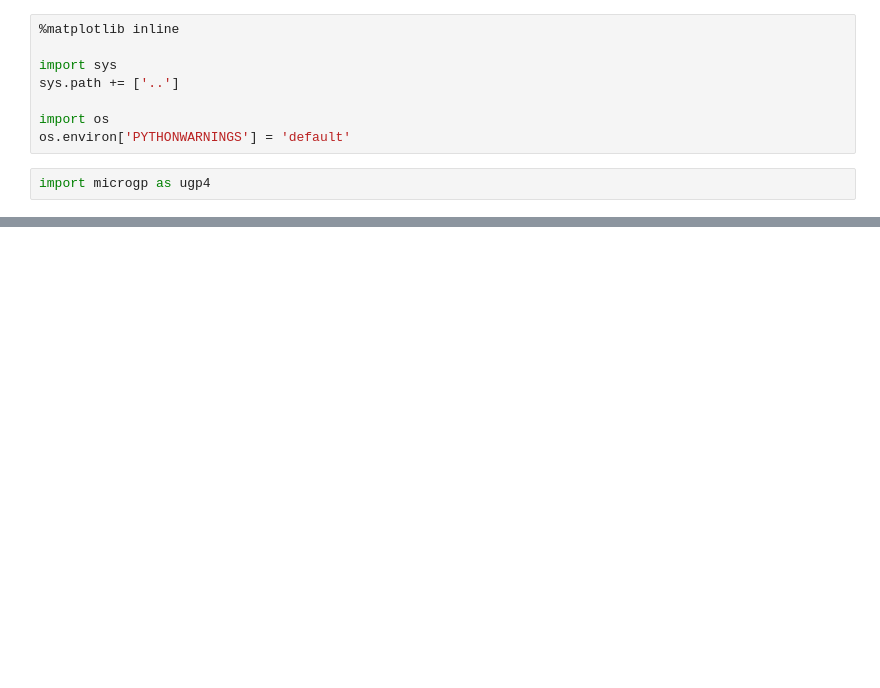
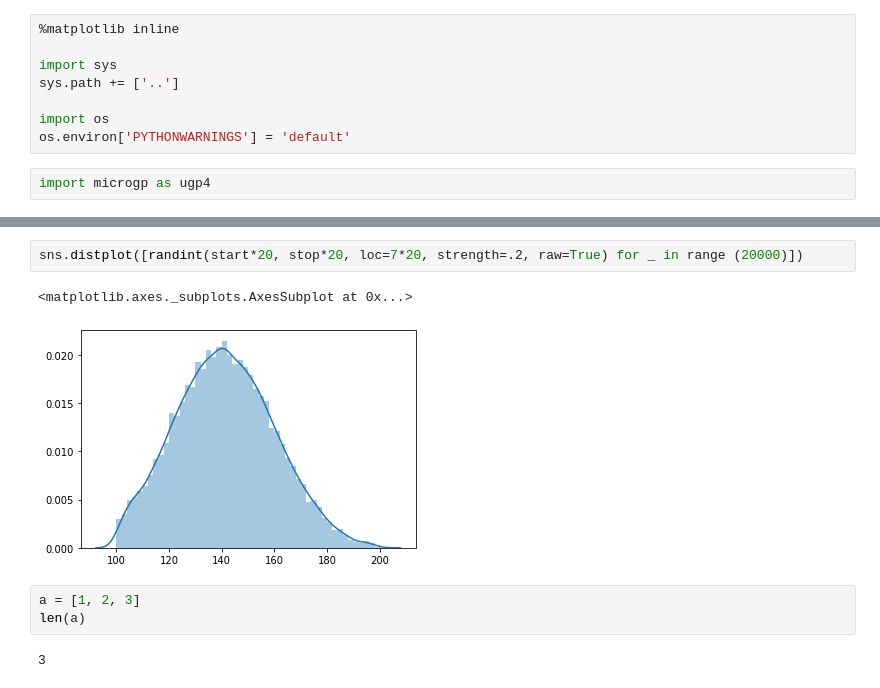
Before and after one commit to squillero/microgp4, a Jupyter notebook: src/jupyters/Statistical Experiments.ipynb, the cells around one changed output, grey strips where cells are left out. Saved outputs shown, nothing was run; the diff lists cells and outputs as text; blank space fills up the shorter version.

```diff
--- a/src/jupyters/Statistical Experiments.ipynb
+++ b/src/jupyters/Statistical Experiments.ipynb
@@ -78,0 +107,10 @@ sns.distplot(rvs)
+# %%
+sns.distplot([randint(start*20, stop*20, loc=7*20, strength=.2, raw=True) for _ in range (20000)])
+# %% [output]
+<matplotlib.axes._subplots.AxesSubplot at 0x...>
+[figure, added]
+# %%
+a = [1, 2, 3]
+len(a)
+# %% [output]
+3
```
Also changed, not shown: parts of 12 cells of this notebook, 6 other files.
